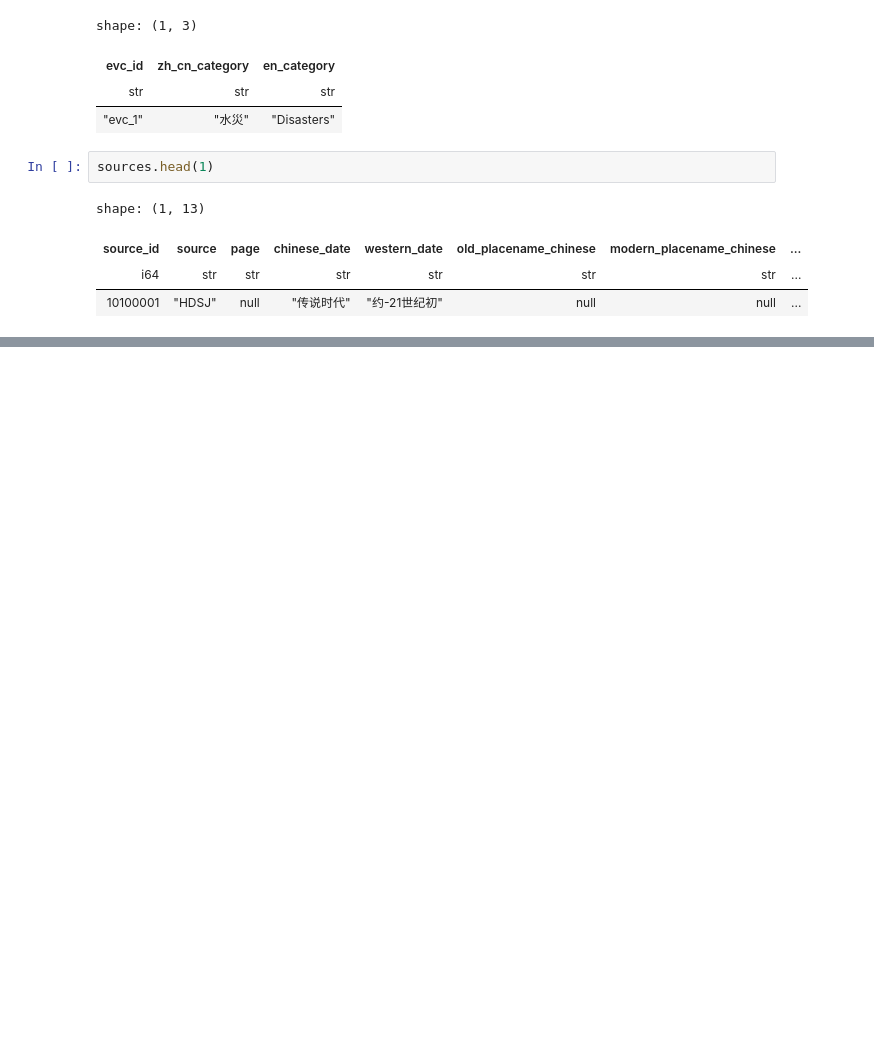
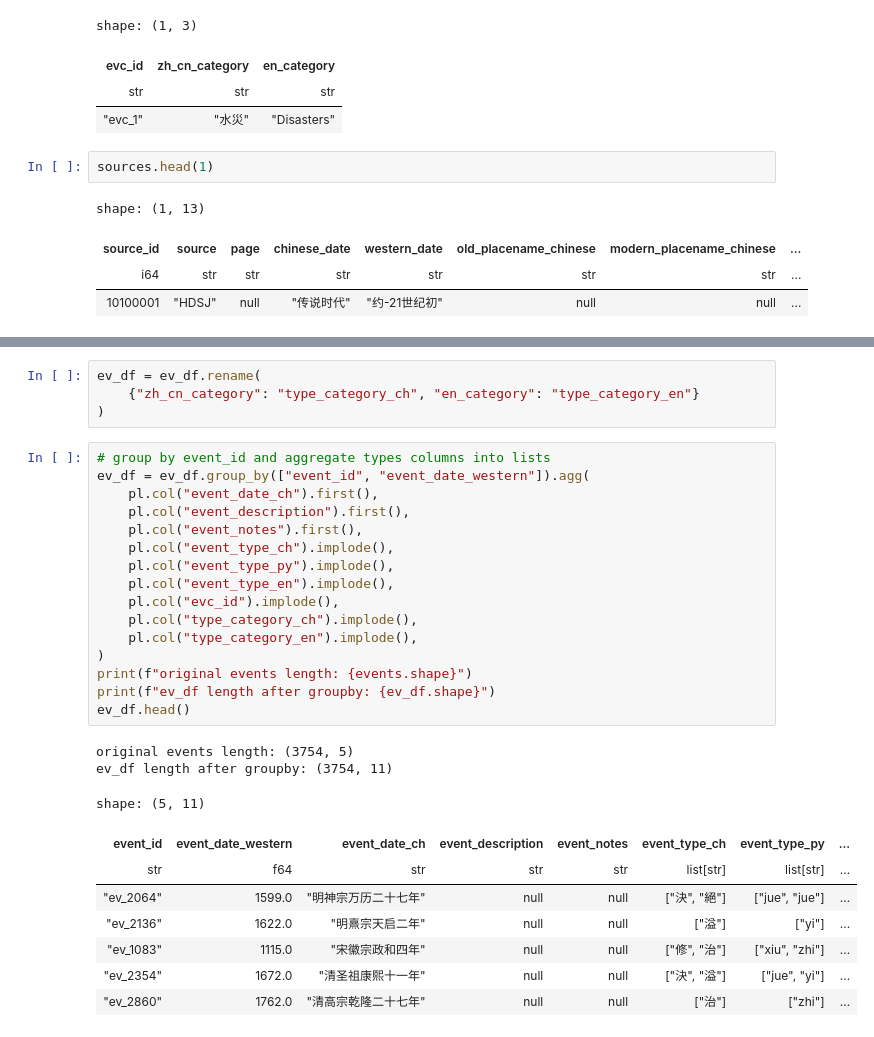
Before and after one commit to YellowRiverDatabase/geodata, a Jupyter notebook: atlas_data/data_to_events_json.ipynb, the cells around one changed output, grey strips where cells are left out. Cells and saved outputs as stored; diff of their text form; blank space fills up the shorter version.

```diff
--- a/atlas_data/data_to_events_json.ipynb
+++ b/atlas_data/data_to_events_json.ipynb
@@ -298,0 +338,31 @@ ev_df len after join2: (15639, 31)
+# %%
+ev_df = ev_df.rename(
+    {"zh_cn_category": "type_category_ch", "en_category": "type_category_en"}
+)
+# %%
+# group by event_id and aggregate types columns into lists
+ev_df = ev_df.group_by(["event_id", "event_date_western"]).agg(
+    pl.col("event_date_ch").first(),
+    pl.col("event_description").first(),
+    pl.col("event_notes").first(),
+    pl.col("event_type_ch").implode(),
+    pl.col("event_type_py").implode(),
+    pl.col("event_type_en").implode(),
+    pl.col("evc_id").implode(),
+    pl.col("type_category_ch").implode(),
+    pl.col("type_category_en").implode(),
+)
+print(f"original events length: {events.shape}")
+print(f"ev_df length after groupby: {ev_df.shape}")
+ev_df.head()
+# %% [output]
+original events length: (3754, 5)
+ev_df length after groupby: (3754, 11)
+shape: (5, 11)
+| event_id | event_date_western | event_date_ch | event_description | event_notes | event_type_ch | event_type_py | ... |
+| str | f64 | str | str | str | list[str] | list[str] | ... |
+| "ev_2064" | 1599.0 | "明神宗万历二十七年" | null | null | ["決", "絕"] | ["jue", "jue"] | ... |
+| "ev_2136" | 1622.0 | "明熹宗天启二年" | null | null | ["溢"] | ["yi"] | ... |
+| "ev_1083" | 1115.0 | "宋徽宗政和四年" | null | null | ["修", "治"] | ["xiu", "zhi"] | ... |
+| "ev_2354" | 1672.0 | "清圣祖康熙十一年" | null | null | ["決", "溢"] | ["jue", "yi"] | ... |
+| "ev_2860" | 1762.0 | "清高宗乾隆二十七年" | null | null | ["治"] | ["zhi"] | ... |
```
Also changed, not shown: parts of 14 cells of this notebook.
